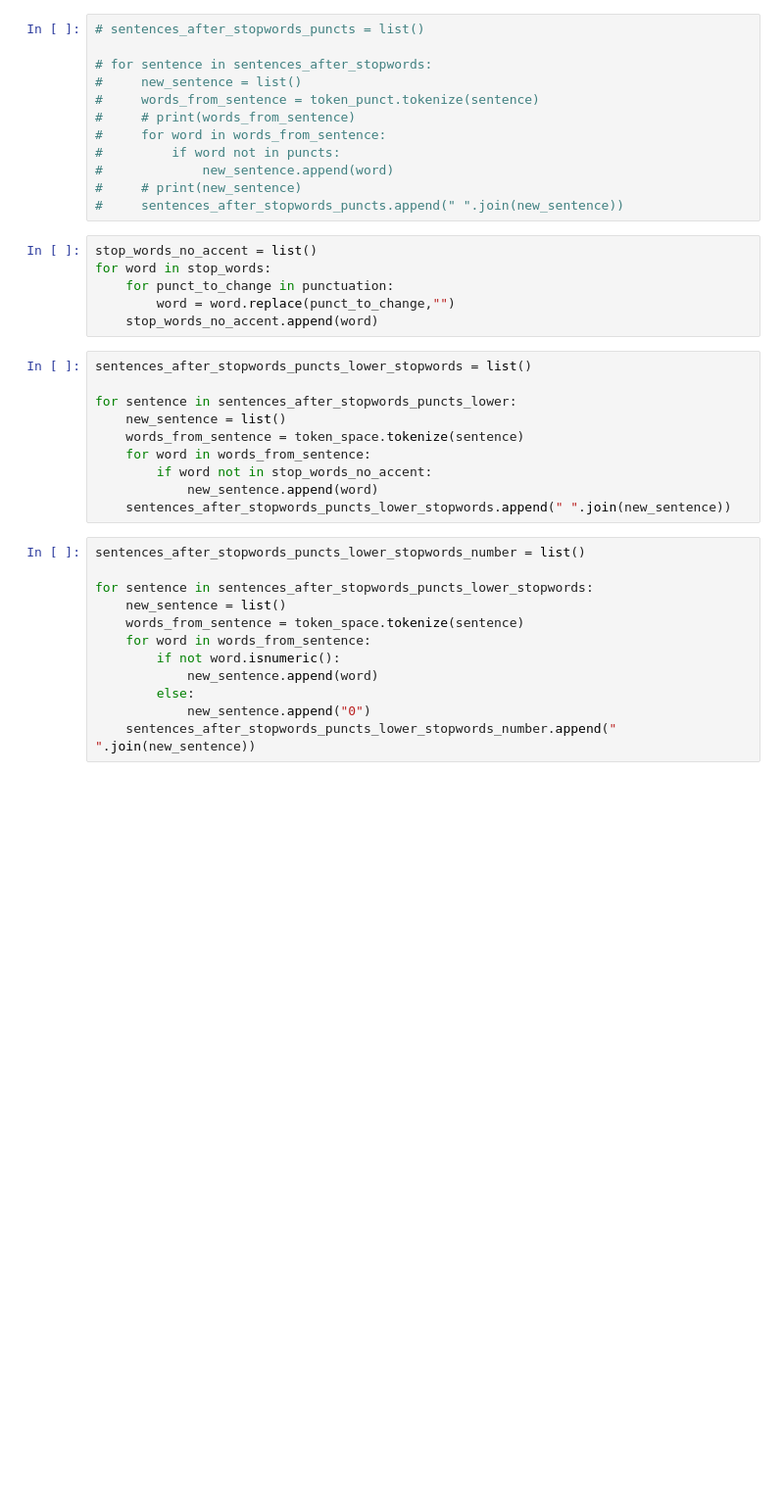
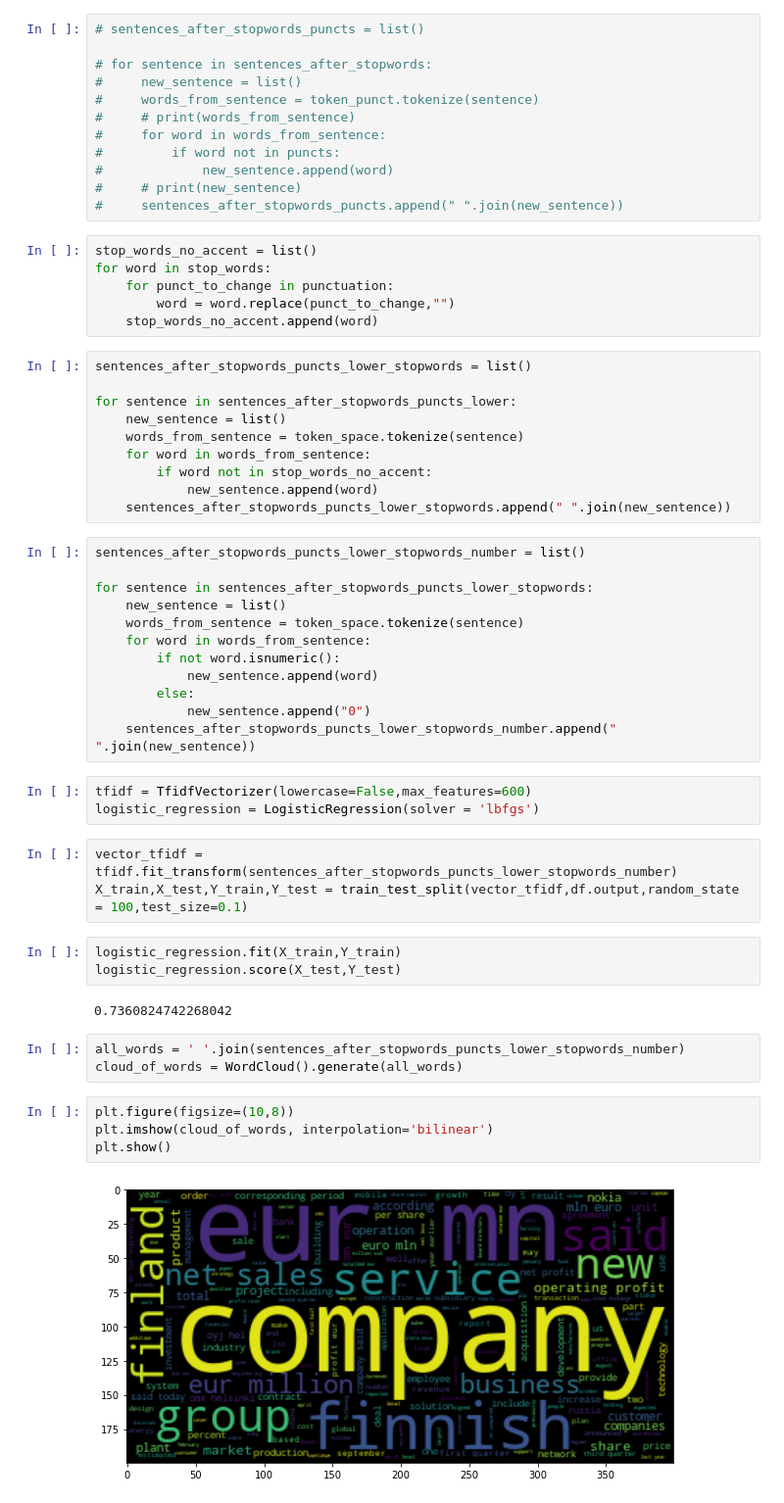
Before and after one commit to sthemonica/financial-sentiment-analysis, a Jupyter notebook: model_testing.ipynb, the cells around one changed output. Shown at 98% size. Cells and saved outputs as stored; diff of their text form; blank space fills up the shorter version.

```diff
--- a/model_testing.ipynb
+++ b/model_testing.ipynb
@@ -89,3 +89,23 @@ for sentence in sentences_after_stopwords_puncts_lower_stopwords:
         else:
             new_sentence.append("0")
     sentences_after_stopwords_puncts_lower_stopwords_number.append(" ".join(new_sentence))
+# %%
+tfidf = TfidfVectorizer(lowercase=False,max_features=600)
+logistic_regression = LogisticRegression(solver = 'lbfgs')
+# %%
+vector_tfidf = tfidf.fit_transform(sentences_after_stopwords_puncts_lower_stopwords_number)
+X_train,X_test,Y_train,Y_test = train_test_split(vector_tfidf,df.output,random_state = 100,test_size=0.1)
+# %%
+logistic_regression.fit(X_train,Y_train)
+logistic_regression.score(X_test,Y_test)
+# %% [output]
+0.7360824742268042
+# %%
+all_words = ' '.join(sentences_after_stopwords_puncts_lower_stopwords_number)
+cloud_of_words = WordCloud().generate(all_words)
+# %%
+plt.figure(figsize=(10,8))
+plt.imshow(cloud_of_words, interpolation='bilinear')
+plt.show()
+# %% [output]
+[figure, added]
```
